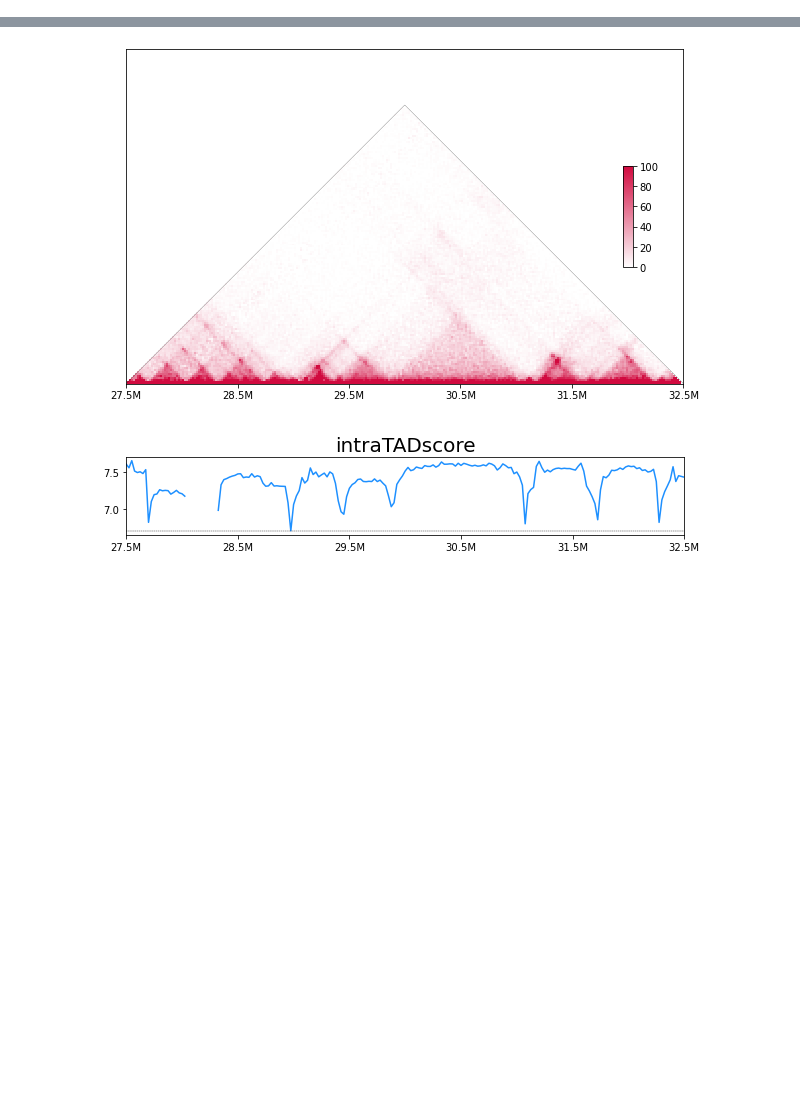
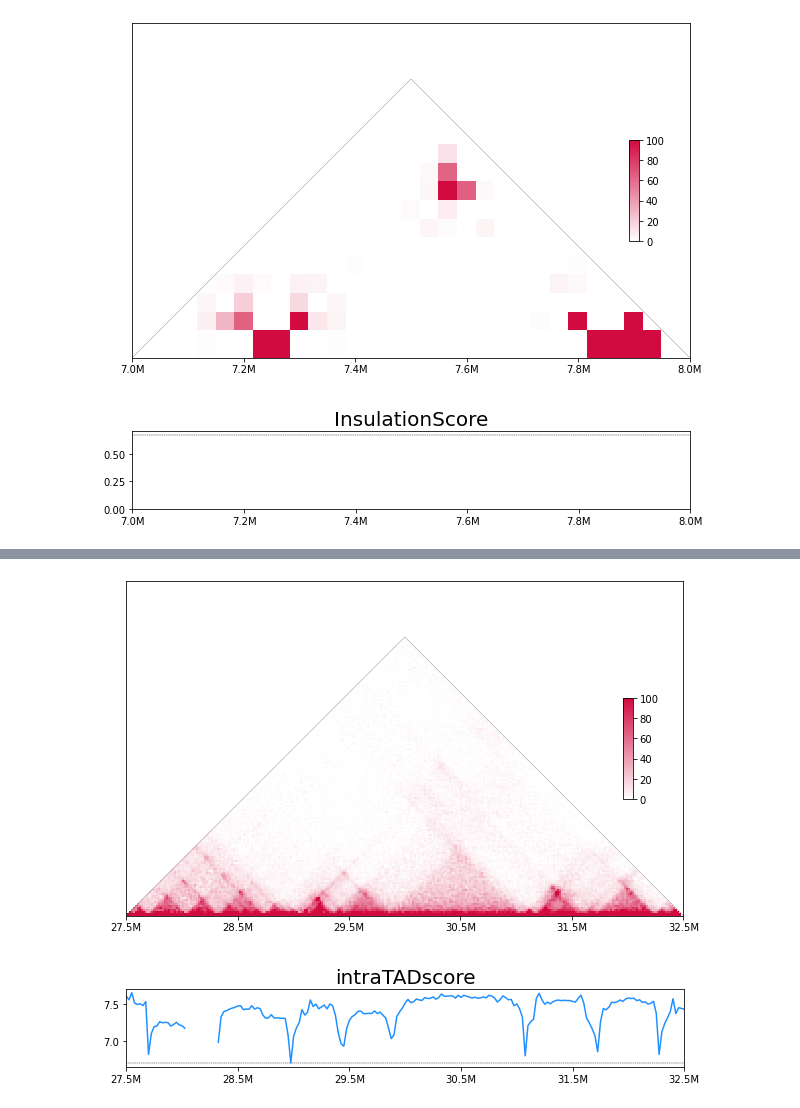
Before and after one commit to wangjk321/HiC1Dmetrics, a Jupyter notebook: ForTest.ipynb, the cells around one changed output, grey strips where cells are left out. Cells and saved outputs as stored; diff of their text form; code cells hidden in the pictures; blank space fills up the shorter version.

```diff
--- a/ForTest.ipynb
+++ b/ForTest.ipynb
@@ -8,0 +20,5 @@ from callDirectionalTAD import *
+# %%
+PlotBedGraph("test_data/Control_1/observed.KR.chr21.matrix.gz",
+             50000,startSite=50000*140,endSite=50000*160,chr="chr21",clmax=100).draw("IS")
+# %% [output]
+[figure, added]
```
Also changed, not shown: parts of 18 cells of this notebook, 9 other files.
